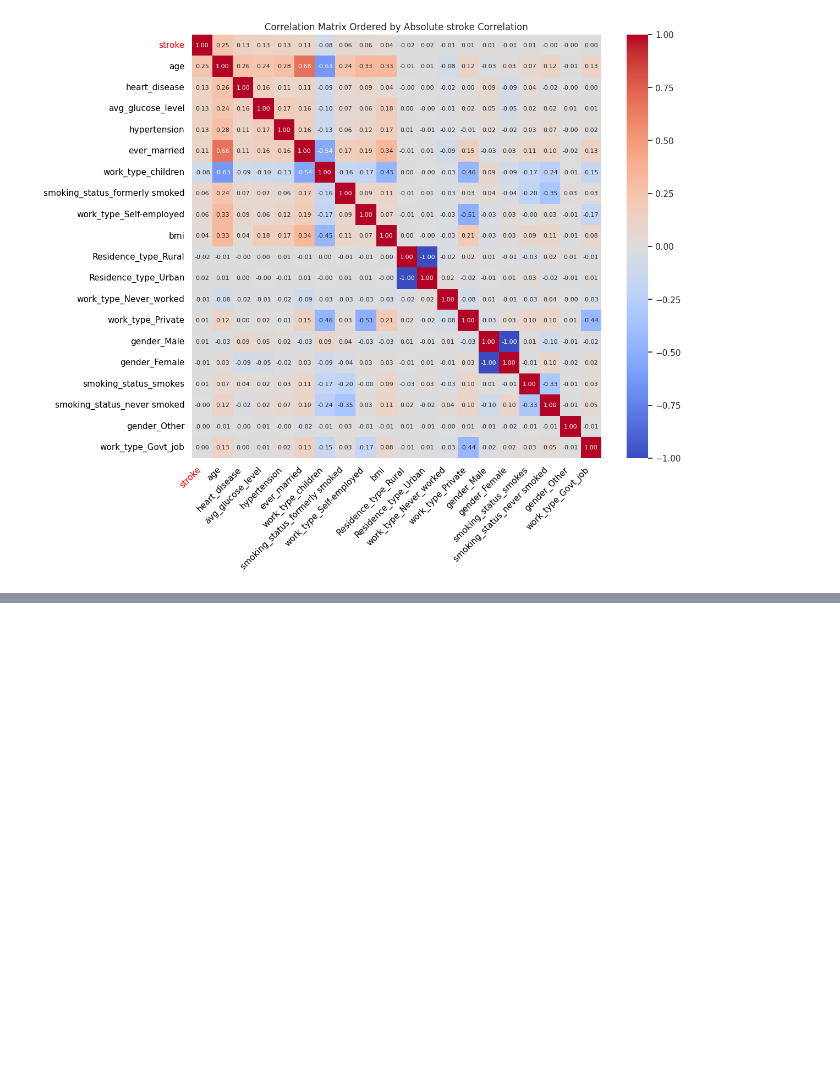
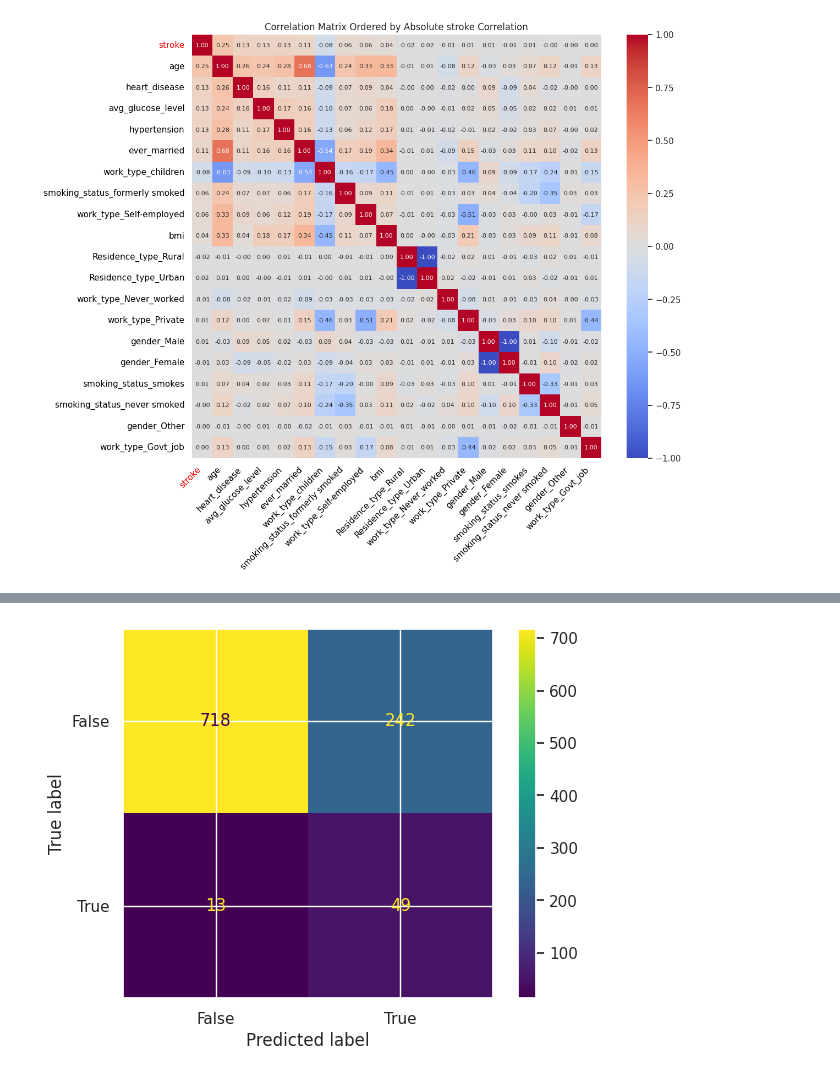
Before and after one commit to matthimatik/stroke-prediction, a Jupyter notebook: notebooks/explore_dataset.ipynb, the cells around one changed output, grey strips where cells are left out. Cells and saved outputs as stored; diff of their text form; code cells hidden in the pictures; blank space fills up the shorter version.

```diff
--- a/notebooks/explore.ipynb
+++ b/notebooks/explore_dataset.ipynb
@@ -9,7 +9,7 @@ import visualization as visual
 from steps import ingest
 
 
-df = ingest.load_stroke_dataset_csv_as_dataframe("../src/data/raw/healthcare-dataset-stroke-data.csv")
+df = ingest.load_stroke_dataset_as_dataframe("data/raw/healthcare-dataset-stroke-data.csv")
 # %%
 import warnings
 
@@ -131,0 +105,74 @@ plt.show()
+# %%
+import pandas as pd
+from sklearn.model_selection import train_test_split, GridSearchCV
+from sklearn.linear_model import LogisticRegression
+from sklearn.metrics import accuracy_score, confusion_matrix, ConfusionMatrixDisplay, recall_score, precision_score
+from sklearn.preprocessing import StandardScaler, OneHotEncoder
+from sklearn.compose import ColumnTransformer
+from sklearn.pipeline import Pipeline
+from sklearn.impute import SimpleImputer
+
+# Load the data
+# df = pd.read_csv('stroke_data.csv')
+
+# Convert categorical columns to 'object' type
+categorical_cols = ['gender', 'work_type', 'Residence_type', 'smoking_status']
+df[categorical_cols] = df[categorical_cols].astype('object')
+
+# Preprocessing
+numeric_features = ['age', 'hypertension', 'heart_disease', 'avg_glucose_level', 'bmi']
+numeric_transformer = Pipeline(steps=[
+    ('imputer', SimpleImputer(strategy='mean')),
+    ('scaler', StandardScaler())])
+
+categorical_features = ['gender', 'ever_married', 'work_type', 'Residence_type', 'smoking_status']
+categorical_transformer = Pipeline(steps=[
+    ('imputer', SimpleImputer(strategy='constant', fill_value='missing')),
+    ('onehot', OneHotEncoder(handle_unknown='ignore'))])
+
+preprocessor = ColumnTransformer(
+    transformers=[
+        ('num', numeric_transformer, numeric_features),
+        ('cat', categorical_transformer, categorical_features)])
+
+# Define the model pipeline
+pipeline = Pipeline(steps=[('preprocessor', preprocessor),
+                           ('classifier', LogisticRegression(class_weight='balanced'))])
+
+# Split the data
+X = df.drop('stroke', axis=1)
+y = df['stroke']
+X_train, X_test, y_train, y_test = train_test_split(X, y, test_size=0.2, random_state=42)
+
+# Parameters of the model to be optimized
+param_grid = {
+    'classifier__C': [0.1, 1, 10, 100],
+    'classifier__solver': ['liblinear', 'lbfgs']
+}
+
+# Grid search with cross-validation
+grid_search = GridSearchCV(pipeline, param_grid, cv=5, n_jobs=-1, scoring='accuracy')
+grid_search.fit(X_train, y_train)
+
+# Best parameters and best score
+print("Best parameters found: ", grid_search.best_params_)
+print("Best cross-validated score: ", grid_search.best_score_)
+
+# Predict and Evaluate with best estimator
+y_pred = grid_search.predict(X_test)
+accuracy = accuracy_score(y_test, y_pred)
+recall = recall_score(y_test, y_pred)
+precision = precision_score(y_test, y_pred)
+conf_matrix = confusion_matrix(y_test, y_pred)
+
+print(f"Test set accuracy: {accuracy}")
+print(f"Test set recall: {recall}")
+print(f"Test set precision: {precision}")
+print(f"Confusion Matrix:\n{conf_matrix}")
+
+
+disp = ConfusionMatrixDisplay(confusion_matrix=conf_matrix,
+                               display_labels=grid_search.best_estimator_.classes_)
+disp.plot()
+plt.show()
+# %% [output]
@@ -131,0 +187 @@ plt.show()
+[figure, added]
```
Also changed, not shown: parts of 2 cells of this notebook, 32 other files.
